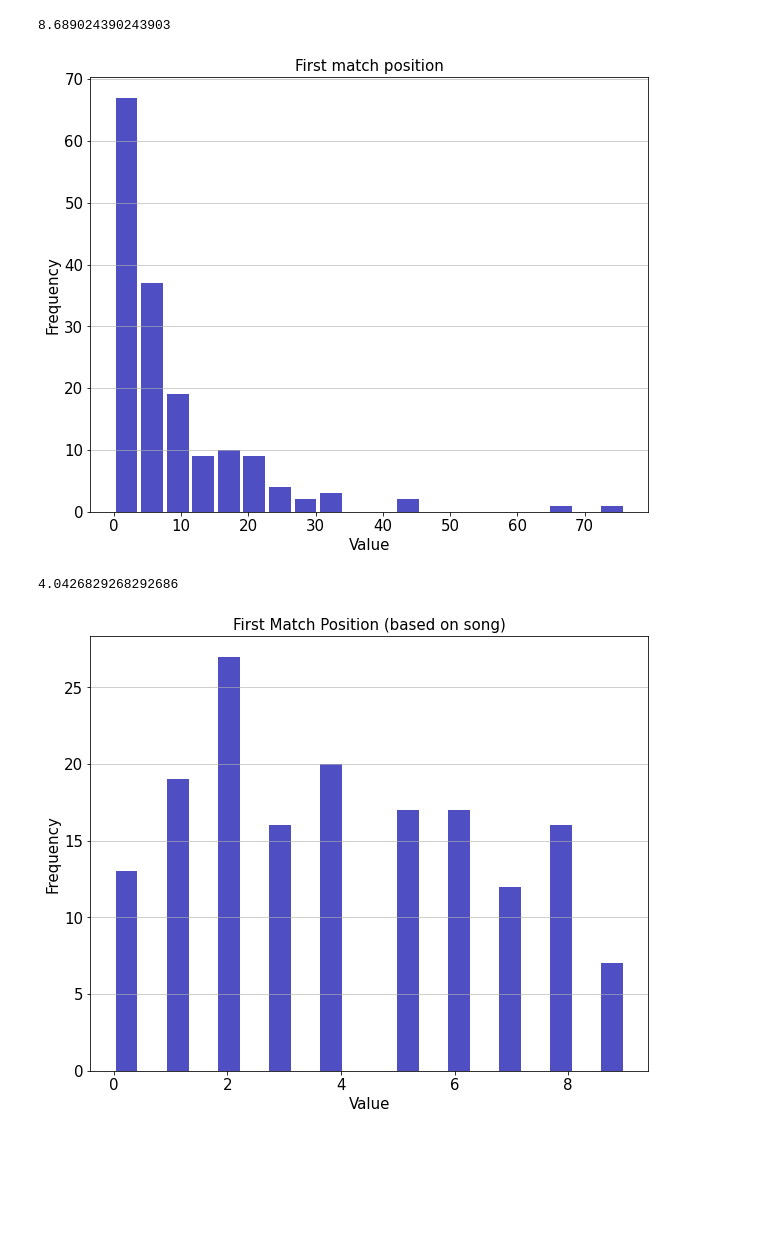
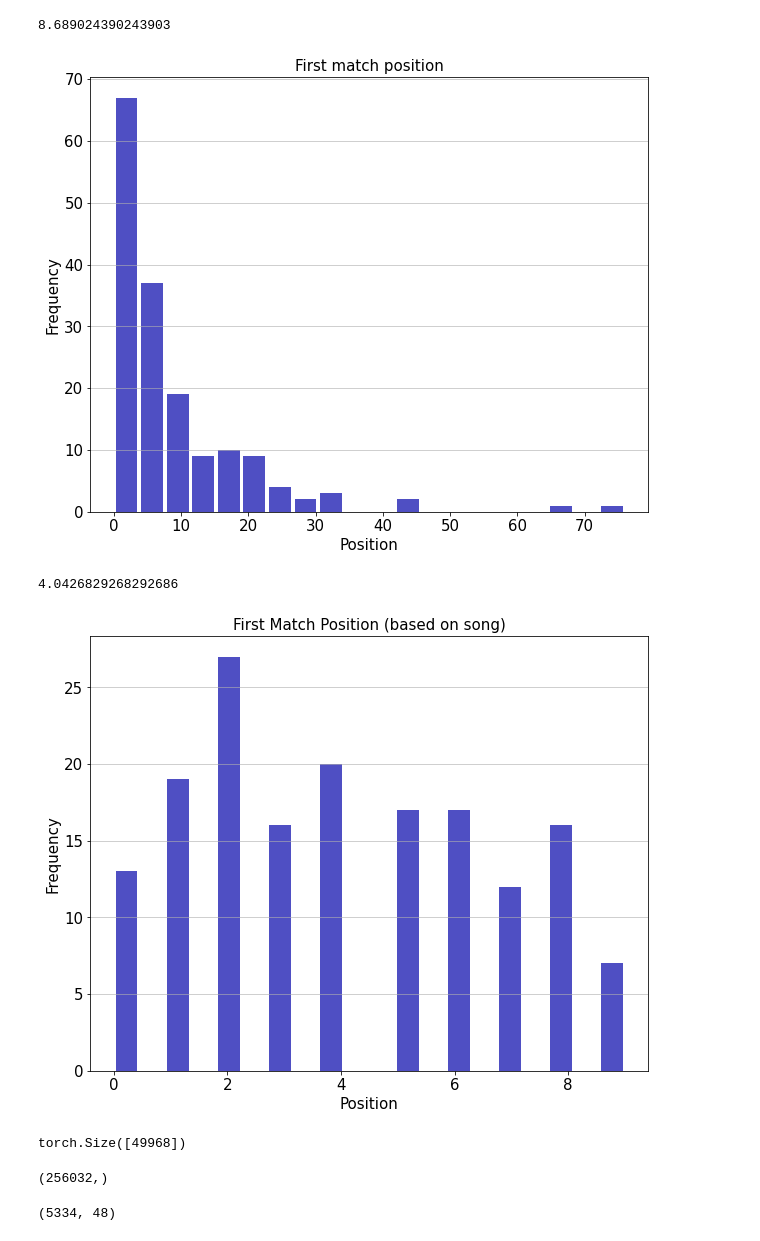
Before and after one commit to pasinducw/scs-4224-fyp, a Jupyter notebook: comparing-rnn-params/model/exp-15-results-analysis-without-augmentations.ipynb, the cells around one changed output. Cells and saved outputs as stored; diff of their text form; code cells hidden in the pictures; blank space fills up the shorter version.

```diff
--- a/comparing-rnn-params/model/exp-15-results-analysis-without-augmentations.ipynb
+++ b/comparing-rnn-params/model/exp-15-results-analysis-without-augmentations.ipynb
@@ -247,16 +247,16 @@ np.average(occurrences)
 # %%
 plt.figure(figsize=[10,8])
 n, bins, patches = plt.hist(x=occurrences, bins=20, color='#0504aa',alpha=0.7, rwidth=0.85)
 plt.grid(axis='y', alpha=0.75)
-plt.xlabel('Value',fontsize=15)
+plt.xlabel('Position',fontsize=15)
 plt.ylabel('Frequency',fontsize=15)
 plt.xticks(fontsize=15)
 plt.yticks(fontsize=15)
 plt.ylabel('Frequency',fontsize=15)
 plt.title('First match position',fontsize=15)
 plt.show()
 # %% [output]
-[figure, old version]
+[figure, new version]
 # %%
 occurrences = []
 for (index,performance) in enumerate(PERFORMANCES):
@@ -271,7 +271,7 @@ np.average(occurrences)
 plt.figure(figsize=[10,8])
 n, bins, patches = plt.hist(x=occurrences, bins=20, color='#0504aa',alpha=0.7, rwidth=0.85)
 plt.grid(axis='y', alpha=0.75)
-plt.xlabel('Value',fontsize=15)
+plt.xlabel('Position',fontsize=15)
 plt.ylabel('Frequency',fontsize=15)
 plt.xticks(fontsize=15)
 plt.yticks(fontsize=15)
@@ -279,4 +279,16 @@ plt.ylabel('Frequency',fontsize=15)
 plt.title('First Match Position (based on song)',fontsize=15)
 plt.show()
 # %% [output]
-[figure, old version]
+[figure, new version]
+# %%
+PERFORMANCES[0]['parameters'].shape
+# %% [output]
+torch.Size([49968])
+# %%
+PERFORMANCES[0]['raw'].shape
+# %% [output]
+(256032,)
+# %%
+frames.shape
+# %% [output]
+(5334, 48)
```
Also changed, not shown: parts of 3 cells of this notebook, 1 other file.
